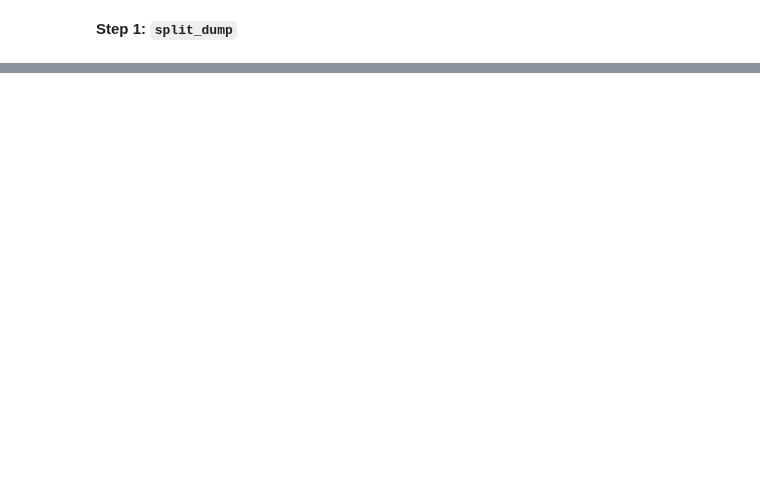
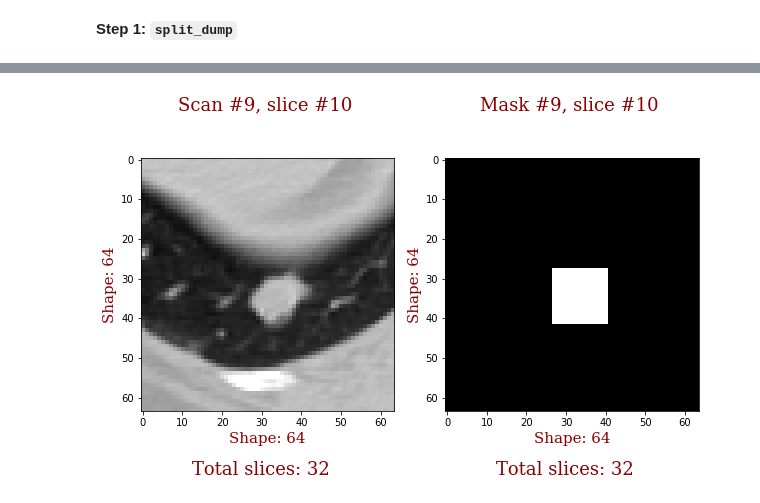
Before and after one commit to analysiscenter/radio, a Jupyter notebook: tutorials/RadIO.III.ipynb, the cells around one changed output, grey strips where cells are left out. Saved outputs shown, nothing was run; the diff lists cells and outputs as text; code cells hidden in the pictures; blank space fills up the shorter version.

```diff
--- a/tutorials/RadIO.III.ipynb
+++ b/tutorials/RadIO.III.ipynb
@@ -249,0 +253,4 @@ As opposed to `get_crops`-workflow, that uses a batches of several scans for sam
+# %%
+from radio.pipelines import split_dump
+cancerous_folder, non_cancerous_folder = '/data/crops_folder/cancer', '/data/crops_folder/noncancer'
+crops_dumping = split_dump(cancerous_folder, non_cancerous_folder, nodules_df)
@@ -249,0 +307,5 @@ As opposed to `get_crops`-workflow, that uses a batches of several scans for sam
+# %%
+cancer_index = FilesIndex(path=os.path.join(cancerous_folder, '*'), dirs=True)
+non_cancer_index = FilesIndex(path=os.path.join(non_cancerous_folder, '*'), dirs=True)
+cancer_set = Dataset(cancer_index, batch_class=CTImagesMaskedBatch)
+non_cancer_set = Dataset(non_cancer_index, batch_class=CTImagesMaskedBatch)
@@ -249,0 +329,4 @@ As opposed to `get_crops`-workflow, that uses a batches of several scans for sam
+# %%
+np.random.seed(42)
+crops_sampling = combine_crops(cancer_set, non_cancer_set, batch_sizes=(8, 2))
+batch_crops = crops_sampling.next_batch()
@@ -249,0 +338,5 @@ As opposed to `get_crops`-workflow, that uses a batches of several scans for sam
+# %%
+show_slices(batch_crops, 9, 10, components=['images', 'masks'], clims=[(0, 255), (0, 1)],
+            grid=False)
+# %% [output]
+[figure, added]
```
Also changed, not shown: parts of 32 cells of this notebook.
